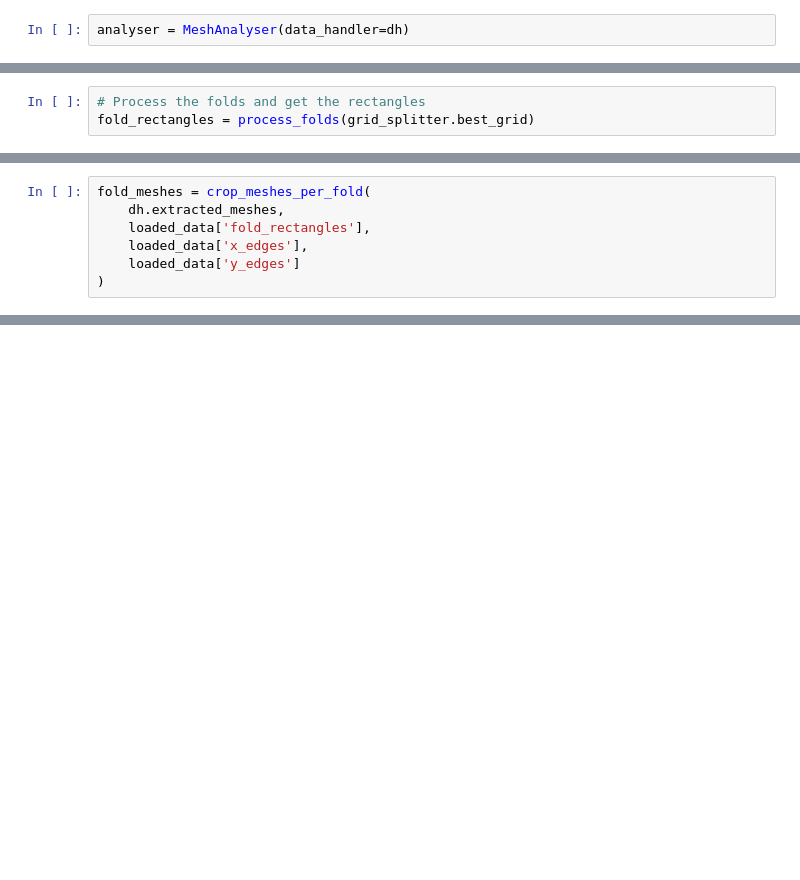
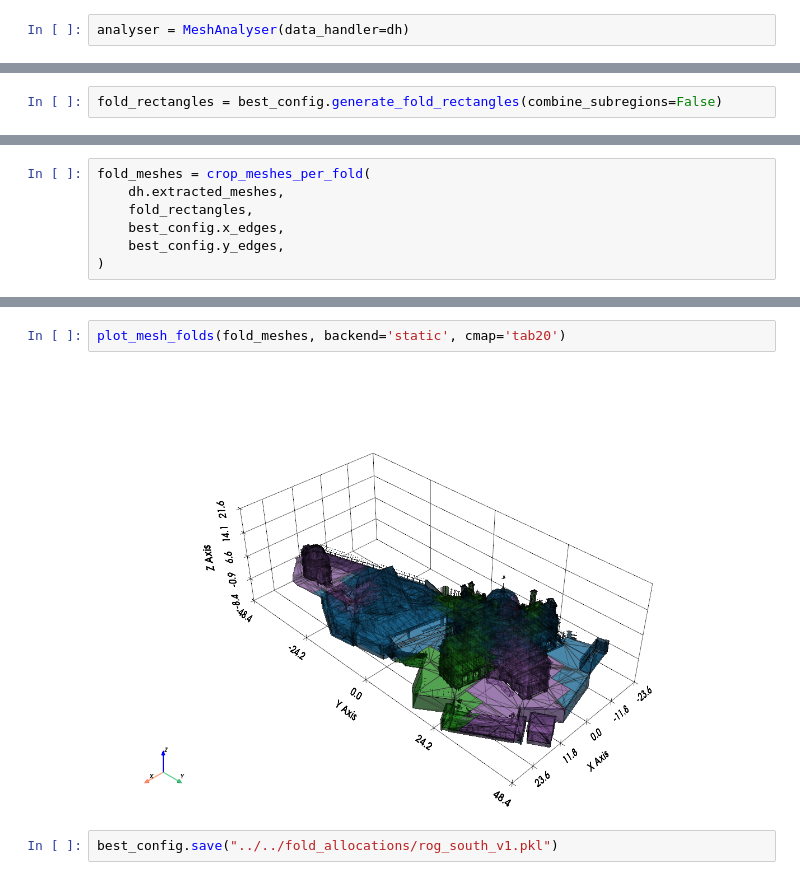
Before and after one commit to Chiark-Collective/Pointcept, a Jupyter notebook: notebooks/fold_allocations/rog_south.ipynb, the cells around one changed output, grey strips where cells are left out. Saved outputs shown, nothing was run; the diff lists cells and outputs as text; blank space fills up the shorter version.

Commit message:
added notebook for rog_south fold allocation

```diff
--- a/notebooks/fold_allocations/rog_south.ipynb
+++ b/notebooks/fold_allocations/rog_south.ipynb
@@ -107,4 +110,3 @@ Final category counts and percentages per area:
 # %%
-# Process the folds and get the rectangles
-fold_rectangles = process_folds(grid_splitter.best_grid)
+fold_rectangles = best_config.generate_fold_rectangles(combine_subregions=False)
 # %% [output]
@@ -152,8 +123,8 @@ Data from rog_south_3fold.pkl has been loaded successfully.
 # %%
 fold_meshes = crop_meshes_per_fold(
     dh.extracted_meshes,
-    loaded_data['fold_rectangles'],
-    loaded_data['x_edges'],
-    loaded_data['y_edges']
+    fold_rectangles,
+    best_config.x_edges,
+    best_config.y_edges,
 )
 # %% [output]
@@ -216,0 +136,6 @@ dh.generate_and_save_fold_clouds(resolution=0.02, poisson_radius=0.05, save_all_
+# %%
+plot_mesh_folds(fold_meshes, backend='static', cmap='tab20')
+# %% [output]
+[figure, added]
+# %%
+best_config.save("../../fold_allocations/rog_south_v1.pkl")
```
Also changed, not shown: parts of 15 cells of this notebook.
